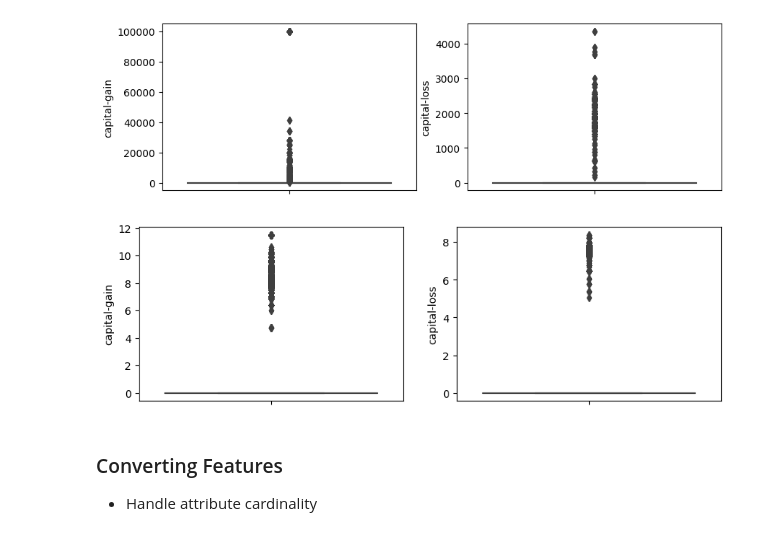
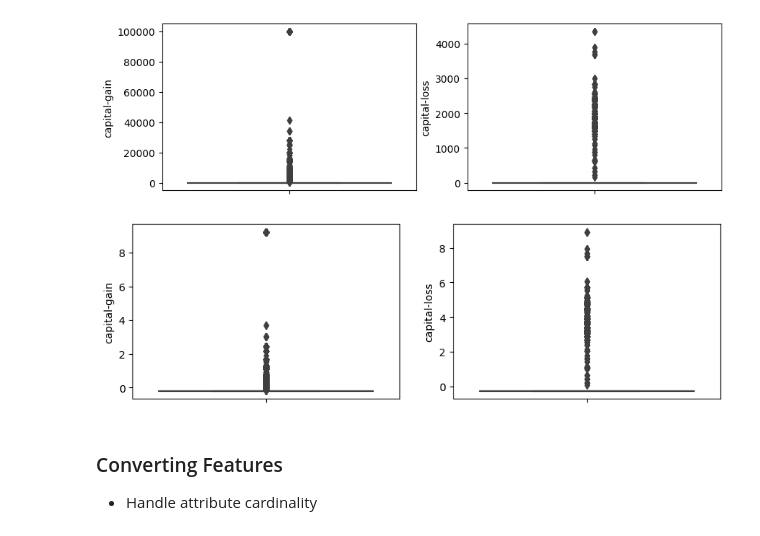
Before and after one commit to lbm98/data-mining, a Jupyter notebook: real/adult.ipynb, the cells around one changed output. Drawn from its saved outputs; the diff is of its cells as text; code cells hidden in the pictures.

```diff
--- a/real/adult.ipynb
+++ b/real/adult.ipynb
@@ -196,17 +196,17 @@ sns.boxplot(df3, ax=axes[1], y='capital-loss');
 # %% [output]
 [figure]
 # %%
-df3['capital-gain'] = np.log(df3['capital-gain'] + 1)
-df3['capital-loss'] = np.log(df3['capital-loss'] + 1)
+# df3['capital-gain'] = np.log(df3['capital-gain'] + 1)
+# df3['capital-loss'] = np.log(df3['capital-loss'] + 1)
 
-# scaler = StandardScaler()
-# df3[['capital-gain', 'capital-loss']] = scaler.fit_transform(df3[['capital-gain', 'capital-loss']])
+scaler = StandardScaler()
+df3[['capital-gain', 'capital-loss']] = scaler.fit_transform(df3[['capital-gain', 'capital-loss']])
 
 fig, axes = plt.subplots(ncols=2, figsize=(10,3))
 sns.boxplot(df3, ax=axes[0], y='capital-gain')
 sns.boxplot(df3, ax=axes[1], y='capital-loss');
 # %% [output]
-[figure, old version]
+[figure, new version]
 # %% [markdown]
 ### Converting Features
 
```
Also changed, not shown: parts of 18 cells of this notebook, 5 other files.
